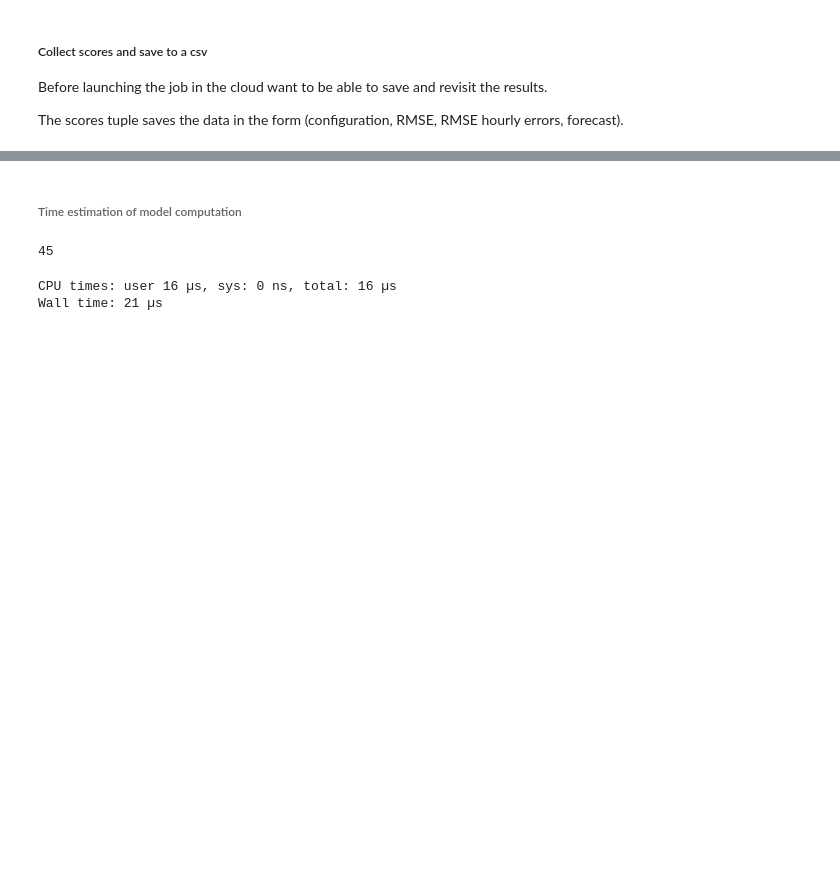
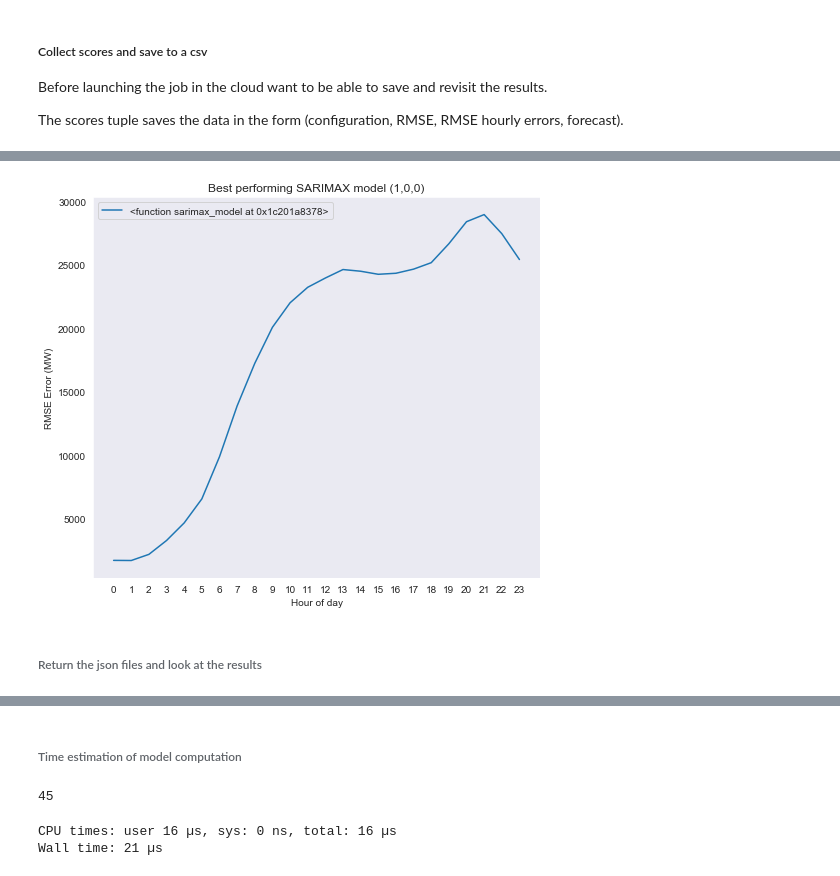
Before and after one commit to kolasniwash/short-term-energy-demand-forecasting, a Jupyter notebook: model_arima.ipynb, the cells around one changed output, grey strips where cells are left out. Cells and saved outputs as stored; diff of their text form; code cells hidden in the pictures; blank space fills up the shorter version.

```diff
--- a/model_arima.ipynb
+++ b/model_arima.ipynb
@@ -706,0 +619,7 @@ scores[0]
+# %%
+#plot the hourly errors from the best result
+plot_error(scores[0][2], result_set=[scores[0][2].columns[0]], title='Best performing SARIMAX model (1,0,0)')
+# %% [output]
+[figure, added]
+# %% [markdown]
+###### Return the json files and look at the results
```
Also changed, not shown: parts of 20 cells of this notebook, 24 other files.
